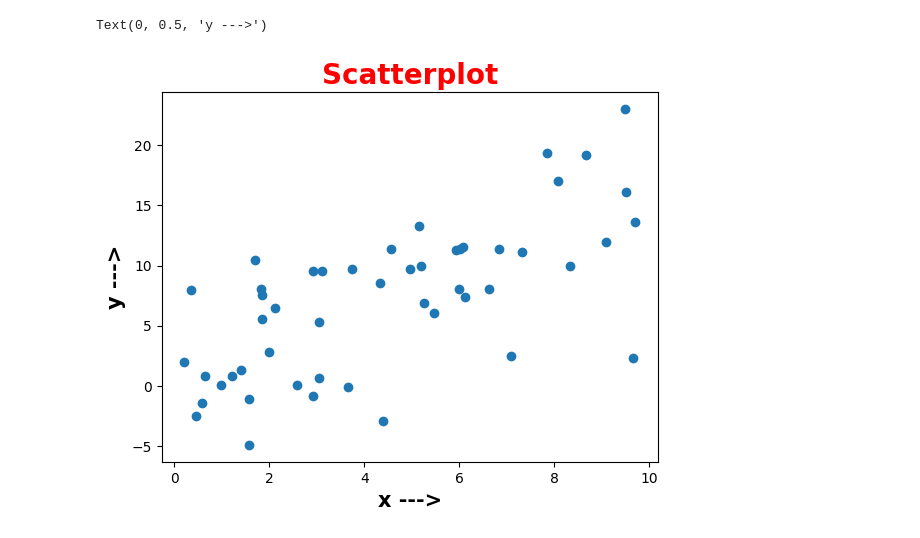
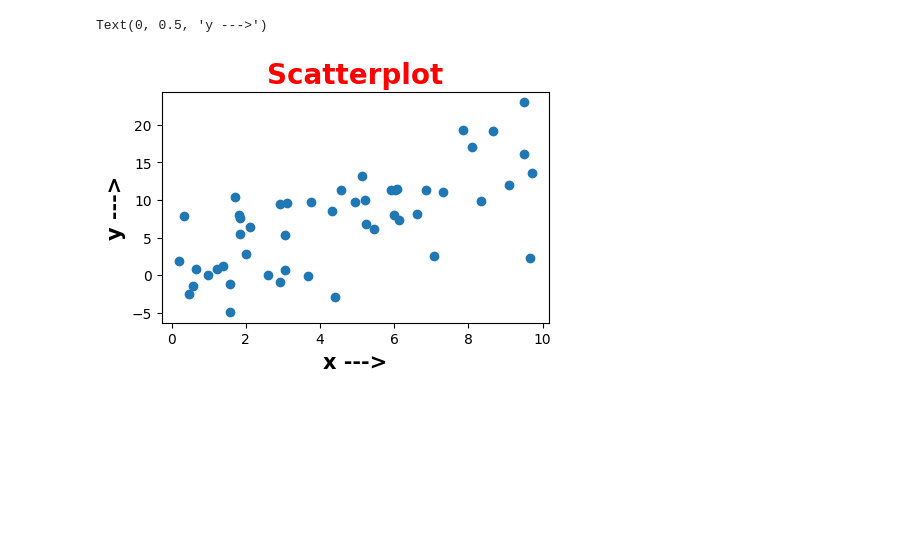
Before and after one commit to ArunNegi112/Complete-Python-Course, a Jupyter notebook: Data analysis/Data_wiz/Scatterplot.ipynb, the cells around one changed output. Saved outputs shown, nothing was run; the diff lists cells and outputs as text; code cells hidden in the pictures; blank space fills up the shorter version.

```diff
--- a/Data analysis/Data_wiz/Scatterplot.ipynb
+++ b/Data analysis/Data_wiz/Scatterplot.ipynb
@@ -3,17 +4,17 @@ import matplotlib.pyplot as plt
 import numpy as np
 # %%
-plt.Figure(figsize=(10,10))
+plt.figure(figsize=(5,3))
 
 # Generate random data
 np.random.seed(42)  # For reproducibility
 x = np.random.uniform(0, 10, 50)
 y = 1.6*x+np.random.normal(0, 5, 50)  # random Linear relation with noise
 
 plt.scatter(x,y)
 
 plt.title("Scatterplot",fontsize=20,fontweight='extra bold',color='red')
 plt.xlabel("x --->", fontsize=15,fontweight='bold')
 plt.ylabel("y --->", fontsize=15,fontweight='bold')
 # %% [output]
 Text(0, 0.5, 'y --->')
-[figure, old version]
+[figure, new version]
```
Also changed, not shown: parts of 8 cells of this notebook, 2 other files.
